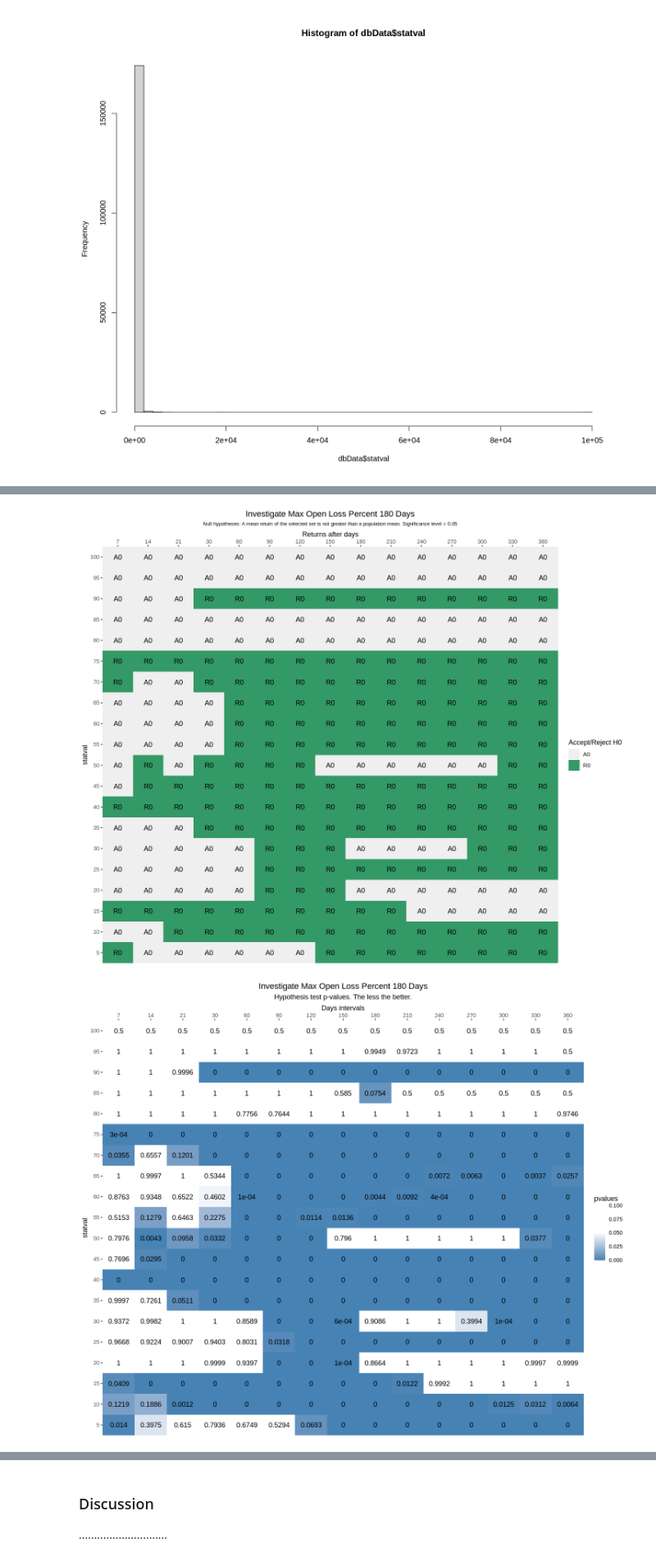
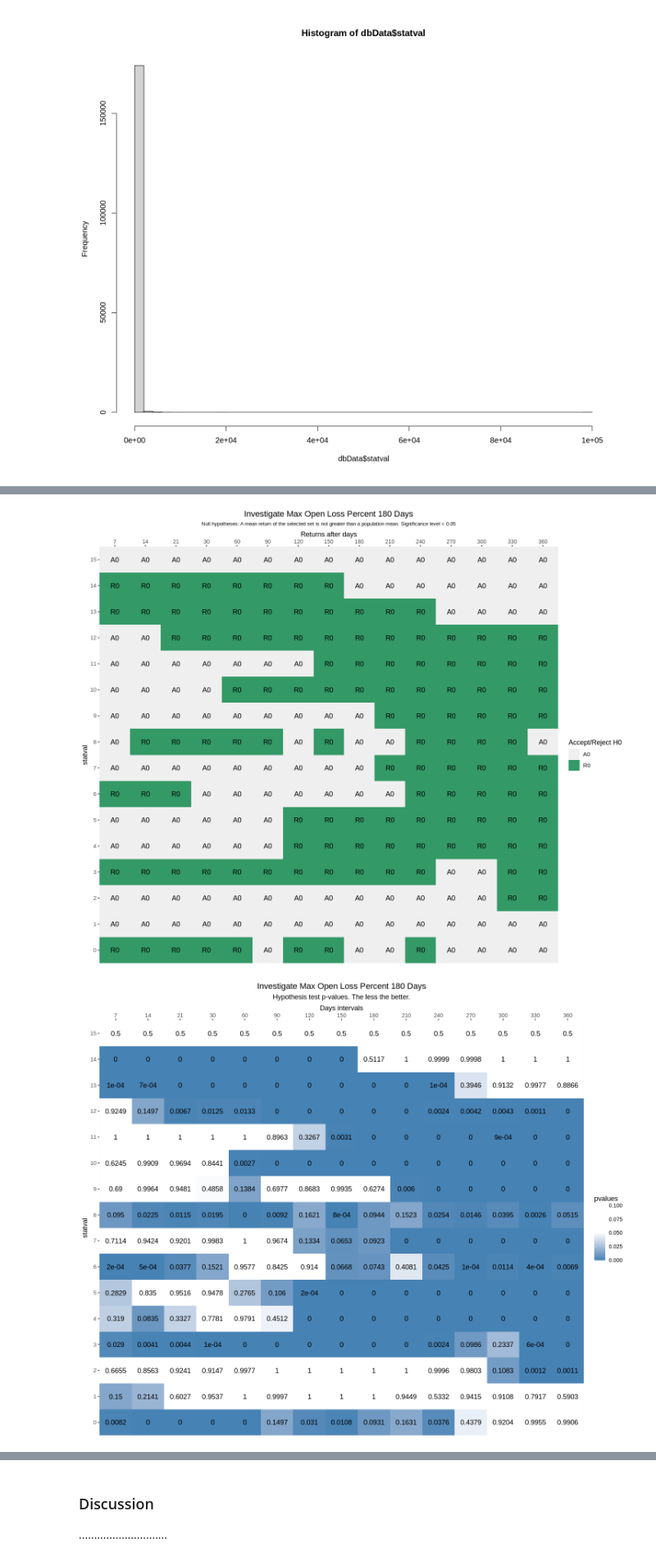
Before and after one commit to Svancara/C2ScoringWorkbench, a Jupyter notebook: C2Score_MaxOpenLossDays180.ipynb, the cells around one changed output, grey strips where cells are left out. Shown at 82% size. Saved outputs shown, nothing was run; the diff lists cells and outputs as text; code cells hidden in the pictures.

Commit message:
MaxOpenLossDays
MaxOpenLossDays - range of attribute value 0-15, increment 1

```diff
--- a/C2Score_MaxOpenLossDays180.ipynb
+++ b/C2Score_MaxOpenLossDays180.ipynb
@@ -15,11 +15,11 @@ hist(dbData$statval,breaks=50)
         1697      174861      0.0000      3.8700      9.3900     54.8830     22.8200       1e+05   1055.5769
 [figure]
 # %%
-# Let's get 0% - 75%
+# Let's get 0% - 15%
 
 sql = "select systemid, DateStart, maxworstLossPercentEquity180 as statval, m.*
        from maxOpenLossDailyView m
-       where maxworstLossPercentEquity180 >= 0 and maxworstLossPercentEquity180 <= 100"
+       where maxworstLossPercentEquity180 >= 0 and maxworstLossPercentEquity180 <= 15"
 
 dbData = getC2ScoreDbData(sql)
 overview(dbData)
@@ -34,7 +34,7 @@ experiment = list(
   description = "Investigate Max Open Loss Percent 180 Days",
   sqlText = sql, # the latest sql above
   attributeName = "statval",
-  attributeSteps = seq(from = 5, to = 100, by = 5))
+  attributeSteps = seq(from = 0, to = 15, by = 1))
 
 result = makeExperiment(experiment)
 # %% [output]
@@ -49,5 +49,5 @@ Descriptive stats of all data selected in the experiment:
-[figure, old version]
+[figure, new version]
-[figure, old version]
+[figure, new version]
 # %%
 showSDLessHypothesisTest(experiment, result)
 # %% [output]
```
Also changed, not shown: parts of 6 cells of this notebook, 31 other files.
